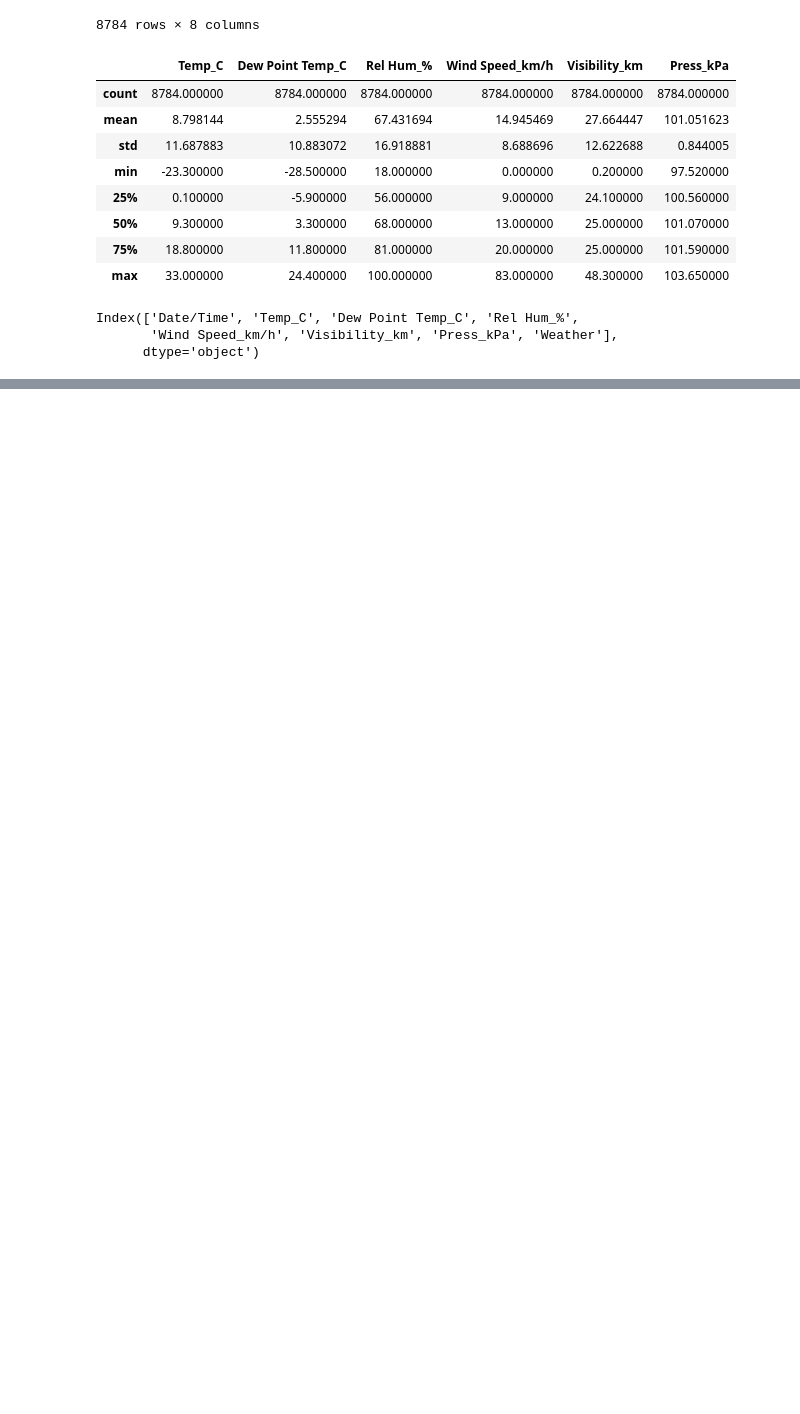
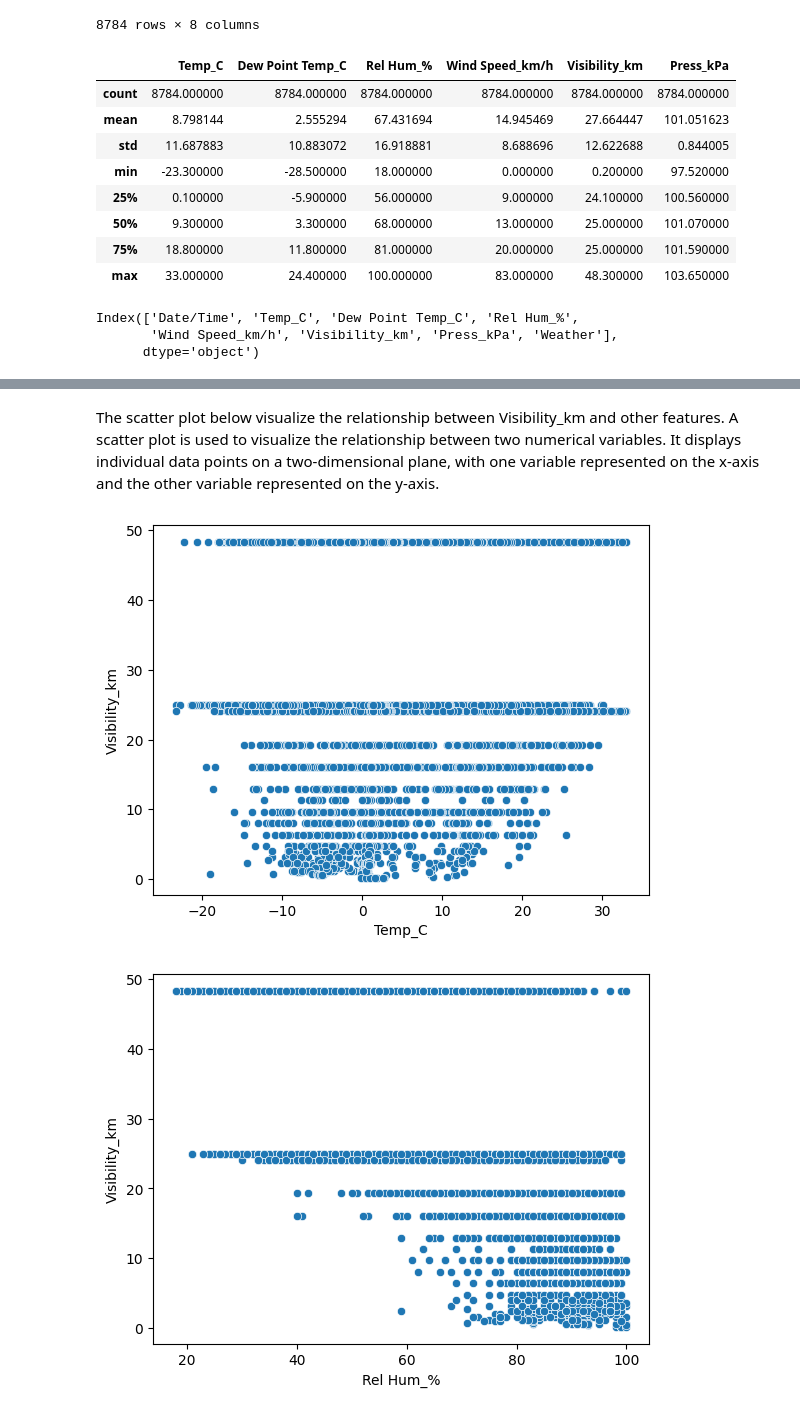
Before and after one commit to JayaWinata/Weather-EDA, a Jupyter notebook: weather_EDA.ipynb, the cells around one changed output, grey strips where cells are left out. Saved outputs shown, nothing was run; the diff lists cells and outputs as text; code cells hidden in the pictures; blank space fills up the shorter version.

```diff
--- a/weather_EDA.ipynb
+++ b/weather_EDA.ipynb
@@ -64,0 +104,9 @@ numeric_df = df[['Temp_C', 'Rel Hum_%', 'Wind Speed_km/h', 'Visibility_km', 'Pre
+# %% [markdown]
+The scatter plot below visualize the relationship between Visibility_km and other features. A scatter plot is used to visualize the relationship between two numerical variables. It displays individual data points on a two-dimensional plane, with one variable represented on the x-axis and the other variable represented on the y-axis.
+# %%
+for i in numeric_df.columns:
+    sns.scatterplot(data=numeric_df,x=i,y='Visibility_km')
+    plt.show()
+# %% [output]
+[figure, added]
+[figure, added]
```
Also changed, not shown: parts of 13 cells of this notebook.
